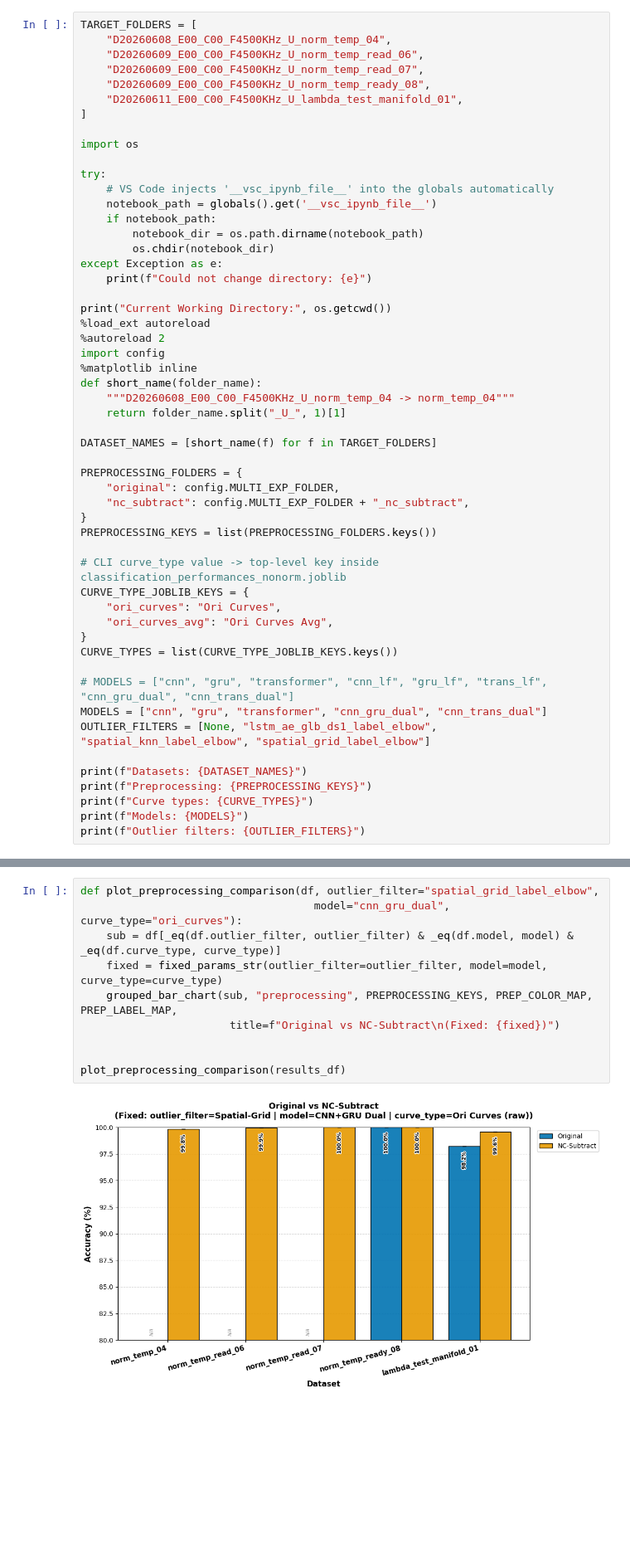
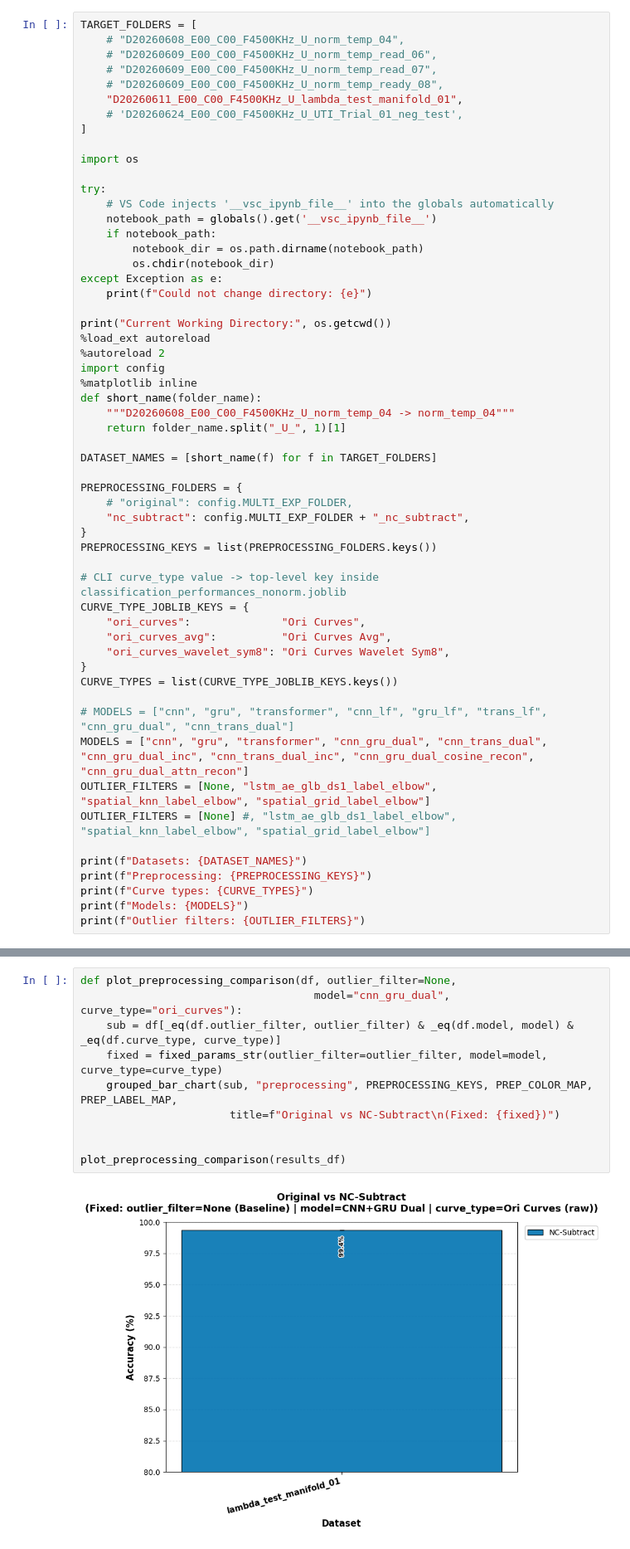
Before and after one commit to kautsarg/POC_DDM, a Jupyter notebook: gk_code/main/result_comparison.ipynb, the cells around one changed output, grey strips where cells are left out. Shown at 83% size. Cells and saved outputs as stored; diff of their text form; blank space fills up the shorter version.

```diff
--- a/gk_code/main/result_comparison.ipynb
+++ b/gk_code/main/result_comparison.ipynb
@@ -40,11 +40,12 @@ Current Working Directory: /vol/bitbucket/gk225/POC_DDM/gk_code/main
 Dataset/model/filter/curve-type universe + folder paths. All driven from `config.py` where possible.
 # %%
 TARGET_FOLDERS = [
-    "D20260608_E00_C00_F4500KHz_U_norm_temp_04",
-    "D20260609_E00_C00_F4500KHz_U_norm_temp_read_06",
-    "D20260609_E00_C00_F4500KHz_U_norm_temp_read_07",
-    "D20260609_E00_C00_F4500KHz_U_norm_temp_ready_08",
+    # "D20260608_E00_C00_F4500KHz_U_norm_temp_04",
+    # "D20260609_E00_C00_F4500KHz_U_norm_temp_read_06",
+    # "D20260609_E00_C00_F4500KHz_U_norm_temp_read_07",
+    # "D20260609_E00_C00_F4500KHz_U_norm_temp_ready_08",
     "D20260611_E00_C00_F4500KHz_U_lambda_test_manifold_01",
+    # 'D20260624_E00_C00_F4500KHz_U_UTI_Trial_01_neg_test',
 ]
 
 import os
@@ -70,21 +71,23 @@ def short_name(folder_name):
 DATASET_NAMES = [short_name(f) for f in TARGET_FOLDERS]
 
 PREPROCESSING_FOLDERS = {
-    "original": config.MULTI_EXP_FOLDER,
+    # "original": config.MULTI_EXP_FOLDER,
     "nc_subtract": config.MULTI_EXP_FOLDER + "_nc_subtract",
 }
 PREPROCESSING_KEYS = list(PREPROCESSING_FOLDERS.keys())
 
 # CLI curve_type value -> top-level key inside classification_performances_nonorm.joblib
 CURVE_TYPE_JOBLIB_KEYS = {
-    "ori_curves": "Ori Curves",
-    "ori_curves_avg": "Ori Curves Avg",
+    "ori_curves":              "Ori Curves",
+    "ori_curves_avg":          "Ori Curves Avg",
+    "ori_curves_wavelet_sym8": "Ori Curves Wavelet Sym8",
 }
 CURVE_TYPES = list(CURVE_TYPE_JOBLIB_KEYS.keys())
 
 # MODELS = ["cnn", "gru", "transformer", "cnn_lf", "gru_lf", "trans_lf", "cnn_gru_dual", "cnn_trans_dual"]
-MODELS = ["cnn", "gru", "transformer", "cnn_gru_dual", "cnn_trans_dual"]
+MODELS = ["cnn", "gru", "transformer", "cnn_gru_dual", "cnn_trans_dual", "cnn_gru_dual_inc", "cnn_trans_dual_inc", "cnn_gru_dual_cosine_recon", "cnn_gru_dual_attn_recon"]
 OUTLIER_FILTERS = [None, "lstm_ae_glb_ds1_label_elbow", "spatial_knn_label_elbow", "spatial_grid_label_elbow"]
+OUTLIER_FILTERS = [None] #, "lstm_ae_glb_ds1_label_elbow", "spatial_knn_label_elbow", "spatial_grid_label_elbow"]
 
 print(f"Datasets: {DATASET_NAMES}")
 print(f"Preprocessing: {PREPROCESSING_KEYS}")
@@ -378,17 +376,17 @@ def grouped_bar_chart(sub_df, hue_col, hue_order, color_map, label_map, title,
 Sub-bars = `original` vs `nc_subtract`, for a fixed model / outlier filter / curve type
 (all changeable via function arguments).
 # %%
-def plot_preprocessing_comparison(df, outlier_filter="spatial_grid_label_elbow",
+def plot_preprocessing_comparison(df, outlier_filter=None,
                                     model="cnn_gru_dual", curve_type="ori_curves"):
     sub = df[_eq(df.outlier_filter, outlier_filter) & _eq(df.model, model) & _eq(df.curve_type, curve_type)]
     fixed = fixed_params_str(outlier_filter=outlier_filter, model=model, curve_type=curve_type)
     grouped_bar_chart(sub, "preprocessing", PREPROCESSING_KEYS, PREP_COLOR_MAP, PREP_LABEL_MAP,
                        title=f"Original vs NC-Subtract\n(Fixed: {fixed})")
 
 
 plot_preprocessing_comparison(results_df)
 # %% [output]
-[figure, old version]
+[figure, new version]
 # %% [markdown]
 ## 7. Model comparison
 
```
Also changed, not shown: parts of 17 cells of this notebook, 10 other files.
